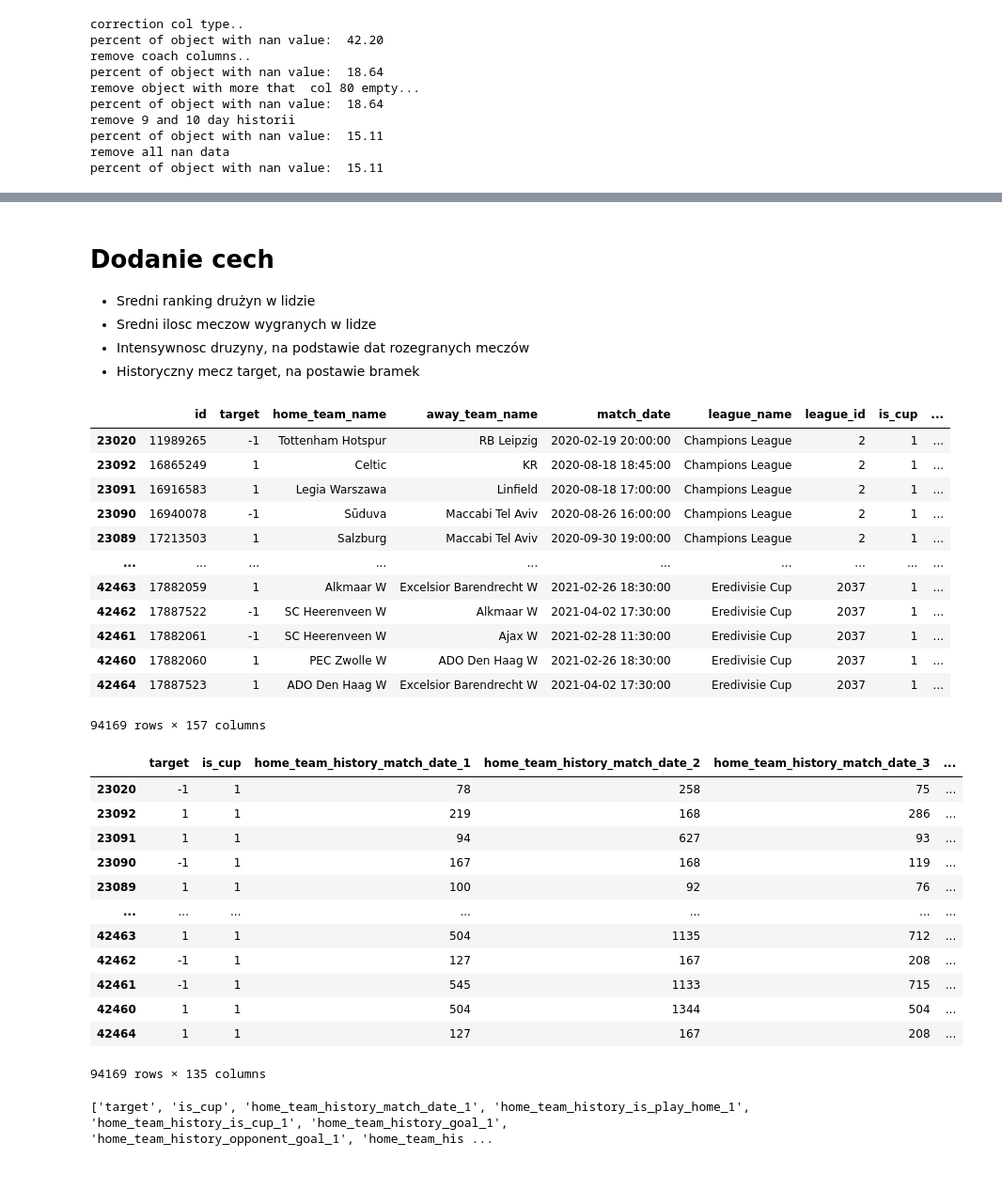
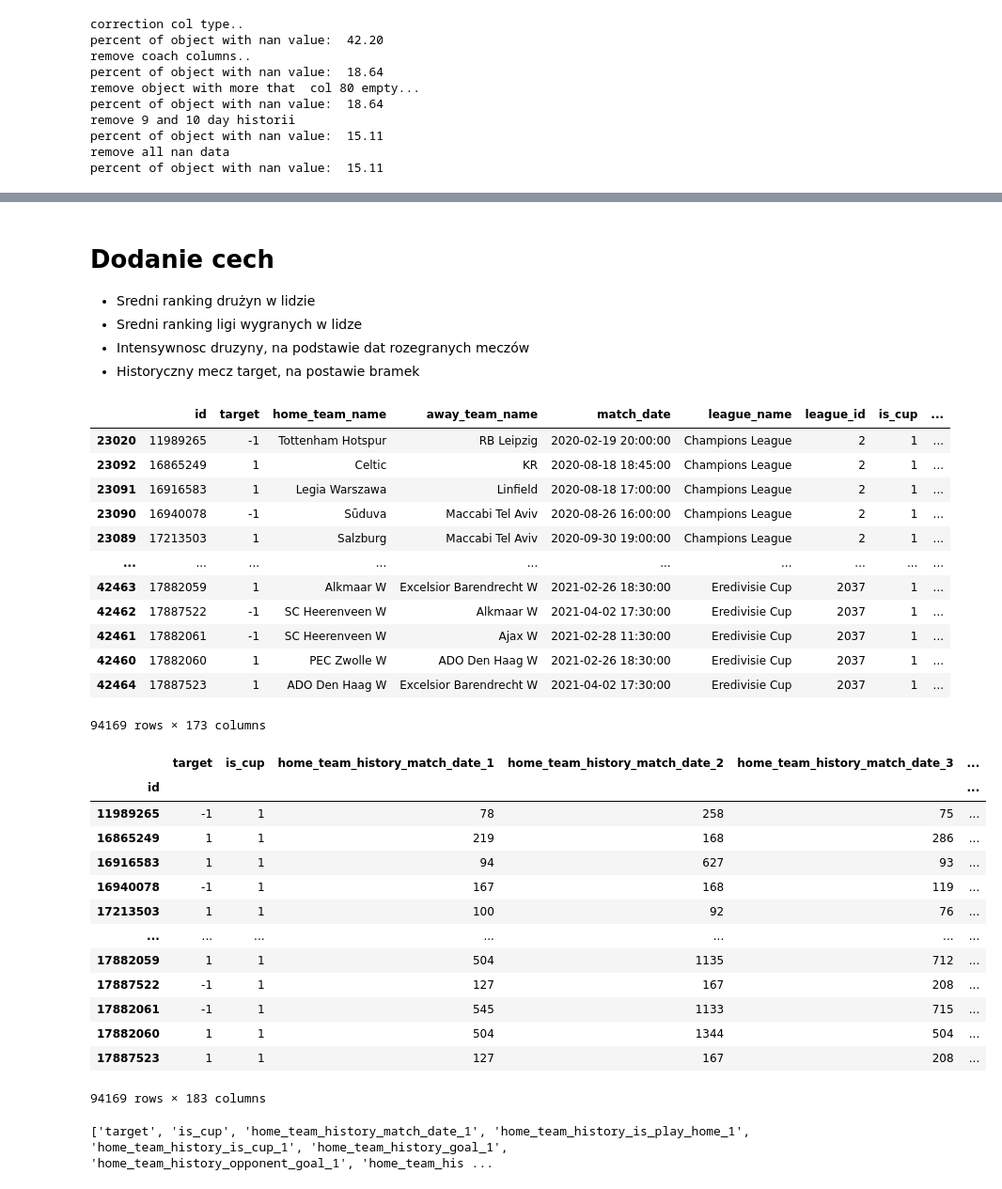
Before and after one commit to czechoa/football-match-probability-prediction, a Jupyter notebook: jupyter_notebook/adding_features_and_features_selection.ipynb, the cells around one changed output, grey strips where cells are left out. Shown at 94% size. Drawn from its saved outputs; the diff is of its cells as text; code cells hidden in the pictures.

Commit message:
adding columns gistory goal difference and get dummies history target

```diff
--- a/jupyter_notebook/adding_features_and_features_selection.ipynb
+++ b/jupyter_notebook/adding_features_and_features_selection.ipynb
@@ -3,7 +3,7 @@ from prepared_data.completed_missing_data import completed_missing_data, convert
 import pandas as pd
 import numpy as np
 # %%
-train_org = pd.read_csv('data/train.csv')
+train_org = pd.read_csv('../data/train.csv')
 train = completed_missing_data(train_org)
 train = convert_historical_date_to_date_difference(train)
 train = map_target(train)
@@ -51,7 +52,7 @@ percent of object with nan value:  11.15
 # %% [markdown]
 # Dodanie cech
 - Sredni ranking drużyn w lidzie
-- Sredni ilosc meczow wygranych w lidze
+- Sredni ranking ligi wygranych w lidze
 - Intensywnosc druzyny, na podstawie dat rozegranych meczów
 - Historyczny mecz target, na postawie bramek
 # %%
@@ -70,9 +71,15 @@ def history_target(data_f, team_h_or_a, index):
 
     team_history_opponent_goal = team_h_or_a + '_team_history_opponent_goal_' + i_str
 
+
+    data_f[team_h_or_a + '_team_history_gol_difference_' + i_str] = data_f[team_history_goal] - data_f[team_history_opponent_goal]
+
     data_f[team_h_or_a + '_team_history_target_' + i_str] = np.sign(
         data_f[team_history_goal] - data_f[team_history_opponent_goal])
     return  data_f
+
+
+
 
 def league_team_mean_ratting(data_f, team_h_or_a, index):
     i_str = str(index)
@@ -100,10 +107,15 @@ number_of_history_matches = 8
 
 for i in range(1, number_of_history_matches + 1):
     for home_or_away in ['home', 'away']:
+
         league_mean_ratting_all = league_mean_ratting_all.append(league_team_mean_ratting(train, home_or_away, i))
         teams_mean_ratting_all = teams_mean_ratting_all.append(teams_mean_ratting(train,home_or_away,i))
+
+
+
         train = history_target(train, home_or_away, i)
         train = team_regeneration(train, home_or_away, i,number_of_history_matches)
+
         if i == number_of_history_matches-1:
             team_name_col = home_or_away + '_team_name'
             teams_ratting = teams_mean_ratting_all.mean().reset_index().rename(columns = {'index': team_name_col, 0: home_or_away+'_team_mean_ratting'})
@@ -128,25 +140,29 @@ train
 | 42461 | 17882061 | -1 | SC Heerenveen W | Ajax W | 2021-02-28 11:30:00 | Eredivisie Cup | 2037 | 1 | ... |
 | 42460 | 17882060 | 1 | PEC Zwolle W | ADO Den Haag W | 2021-02-26 18:30:00 | Eredivisie Cup | 2037 | 1 | ... |
 | 42464 | 17887523 | 1 | ADO Den Haag W | Excelsior Barendrecht W | 2021-04-02 17:30:00 | Eredivisie Cup | 2037 | 1 | ... |
-94169 rows × 157 columns
+94169 rows × 173 columns
+# %%
+target_columns = [x for x in train.columns if 'history_target' in x]
+train = pd.get_dummies(train, columns=target_columns)
 # %%
-train = remove_described_col(train)
+train = remove_described_col_and_set_index_id(train)
 # %%
 train
 # %% [output]
 |  | target | is_cup | home_team_history_match_date_1 | home_team_history_match_date_2 | home_team_history_match_date_3 | ... |
-| 23020 | -1 | 1 | 78 | 258 | 75 | ... |
-| 23092 | 1 | 1 | 219 | 168 | 286 | ... |
-| 23091 | 1 | 1 | 94 | 627 | 93 | ... |
-| 23090 | -1 | 1 | 167 | 168 | 119 | ... |
-| 23089 | 1 | 1 | 100 | 92 | 76 | ... |
+| id |  |  |  |  |  | ... |
+| 11989265 | -1 | 1 | 78 | 258 | 75 | ... |
+| 16865249 | 1 | 1 | 219 | 168 | 286 | ... |
+| 16916583 | 1 | 1 | 94 | 627 | 93 | ... |
+| 16940078 | -1 | 1 | 167 | 168 | 119 | ... |
+| 17213503 | 1 | 1 | 100 | 92 | 76 | ... |
 | ... | ... | ... | ... | ... | ... | ... |
-| 42463 | 1 | 1 | 504 | 1135 | 712 | ... |
-| 42462 | -1 | 1 | 127 | 167 | 208 | ... |
-| 42461 | -1 | 1 | 545 | 1133 | 715 | ... |
-| 42460 | 1 | 1 | 504 | 1344 | 504 | ... |
-| 42464 | 1 | 1 | 127 | 167 | 208 | ... |
+| 17882059 | 1 | 1 | 504 | 1135 | 712 | ... |
+| 17887522 | -1 | 1 | 127 | 167 | 208 | ... |
+| 17882061 | -1 | 1 | 545 | 1133 | 715 | ... |
+| 17882060 | 1 | 1 | 504 | 1344 | 504 | ... |
+| 17887523 | 1 | 1 | 127 | 167 | 208 | ... |
-94169 rows × 135 columns
+94169 rows × 183 columns
 # %%
 import re
 used = set()
```
Also changed, not shown: parts of 3 cells of this notebook, 5 other files.
